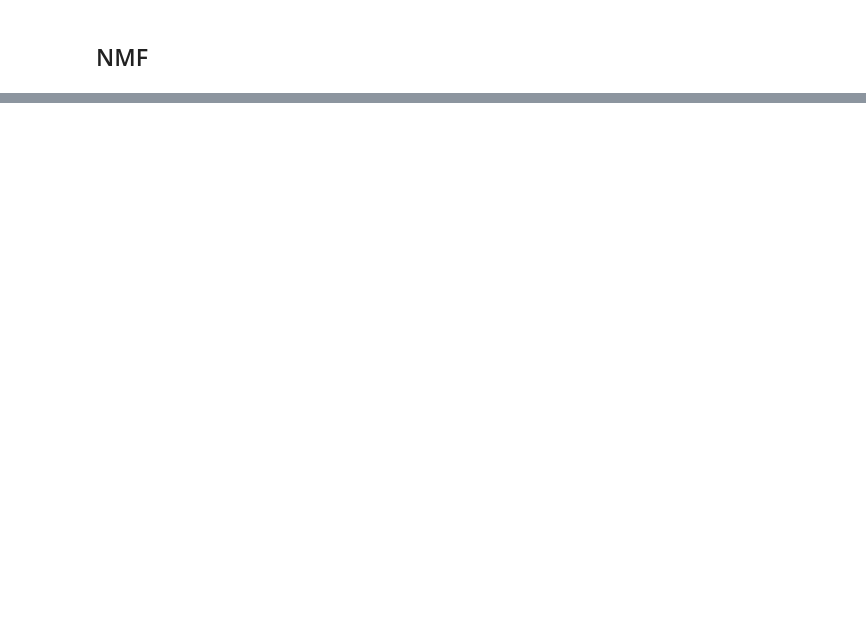
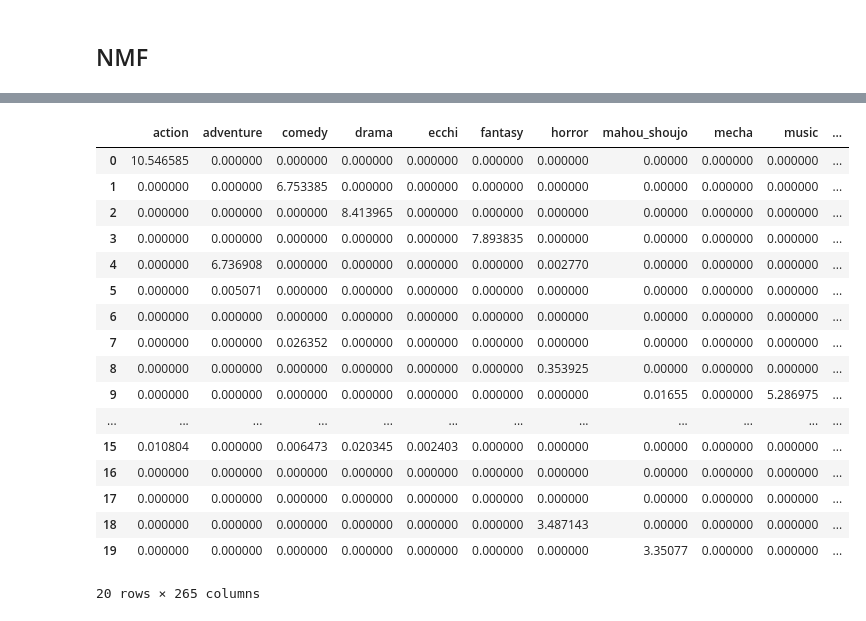
Before and after one commit to sn-ekstrand/content-based-anime-recommender, a Jupyter notebook: PCA_notebook.ipynb, the cells around one changed output, grey strips where cells are left out. Drawn from its saved outputs; the diff is of its cells as text; code cells hidden in the pictures; blank space fills up the shorter version.

```diff
--- a/PCA_notebook.ipynb
+++ b/PCA_notebook.ipynb
@@ -607,0 +664,5 @@ X_scaled = scaler.fit_transform(X)
+# %%
+nmf = NMF(n_components=20)
+nmf.fit(M)
+W = nmf.transform(M)
+H = nmf.components_
@@ -607,0 +687,22 @@ X_scaled = scaler.fit_transform(X)
+# %%
+df_topics_to_features = pd.DataFrame(H, columns=df_w_rank.columns)
+df_topics_to_features
+# %% [output]
+|  | action | adventure | comedy | drama | ecchi | fantasy | horror | mahou_shoujo | mecha | music | ... |
+| 0 | 10.546585 | 0.000000 | 0.000000 | 0.000000 | 0.000000 | 0.000000 | 0.000000 | 0.00000 | 0.000000 | 0.000000 | ... |
+| 1 | 0.000000 | 0.000000 | 6.753385 | 0.000000 | 0.000000 | 0.000000 | 0.000000 | 0.00000 | 0.000000 | 0.000000 | ... |
+| 2 | 0.000000 | 0.000000 | 0.000000 | 8.413965 | 0.000000 | 0.000000 | 0.000000 | 0.00000 | 0.000000 | 0.000000 | ... |
+| 3 | 0.000000 | 0.000000 | 0.000000 | 0.000000 | 0.000000 | 7.893835 | 0.000000 | 0.00000 | 0.000000 | 0.000000 | ... |
+| 4 | 0.000000 | 6.736908 | 0.000000 | 0.000000 | 0.000000 | 0.000000 | 0.002770 | 0.00000 | 0.000000 | 0.000000 | ... |
+| 5 | 0.000000 | 0.005071 | 0.000000 | 0.000000 | 0.000000 | 0.000000 | 0.000000 | 0.00000 | 0.000000 | 0.000000 | ... |
+| 6 | 0.000000 | 0.000000 | 0.000000 | 0.000000 | 0.000000 | 0.000000 | 0.000000 | 0.00000 | 0.000000 | 0.000000 | ... |
+| 7 | 0.000000 | 0.000000 | 0.026352 | 0.000000 | 0.000000 | 0.000000 | 0.000000 | 0.00000 | 0.000000 | 0.000000 | ... |
+| 8 | 0.000000 | 0.000000 | 0.000000 | 0.000000 | 0.000000 | 0.000000 | 0.353925 | 0.00000 | 0.000000 | 0.000000 | ... |
+| 9 | 0.000000 | 0.000000 | 0.000000 | 0.000000 | 0.000000 | 0.000000 | 0.000000 | 0.01655 | 0.000000 | 5.286975 | ... |
+| ... | ... | ... | ... | ... | ... | ... | ... | ... | ... | ... | ... |
+| 15 | 0.010804 | 0.000000 | 0.006473 | 0.020345 | 0.002403 | 0.000000 | 0.000000 | 0.00000 | 0.000000 | 0.000000 | ... |
+| 16 | 0.000000 | 0.000000 | 0.000000 | 0.000000 | 0.000000 | 0.000000 | 0.000000 | 0.00000 | 0.000000 | 0.000000 | ... |
+| 17 | 0.000000 | 0.000000 | 0.000000 | 0.000000 | 0.000000 | 0.000000 | 0.000000 | 0.00000 | 0.000000 | 0.000000 | ... |
+| 18 | 0.000000 | 0.000000 | 0.000000 | 0.000000 | 0.000000 | 0.000000 | 3.487143 | 0.00000 | 0.000000 | 0.000000 | ... |
+| 19 | 0.000000 | 0.000000 | 0.000000 | 0.000000 | 0.000000 | 0.000000 | 0.000000 | 3.35077 | 0.000000 | 0.000000 | ... |
+20 rows × 265 columns
```
Also changed, not shown: parts of 25 cells of this notebook.
